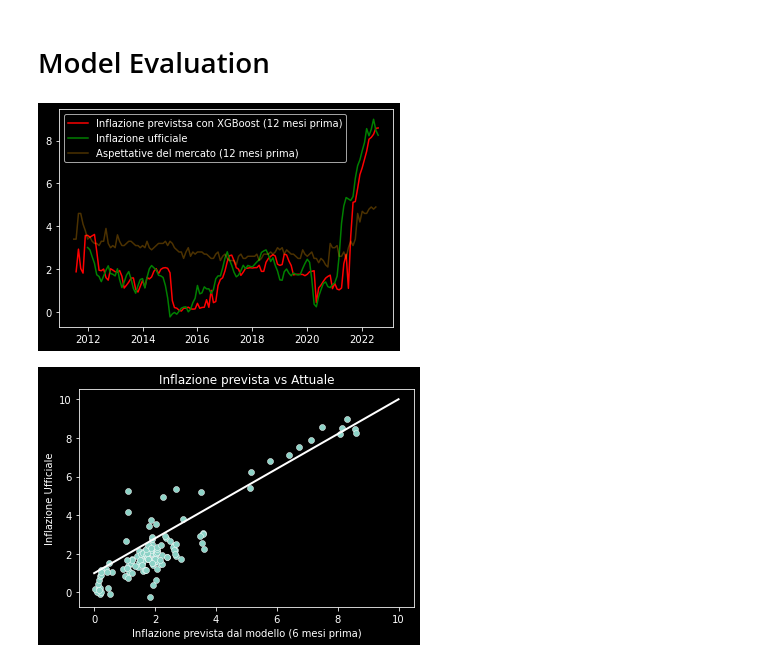
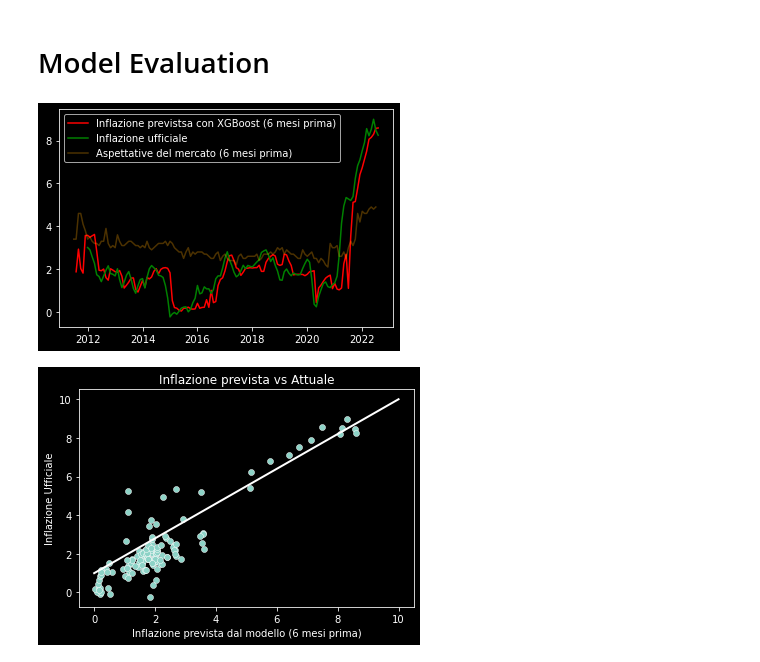
Before and after one commit to enexqnt/quantallocation, a Jupyter notebook: Inflation XGBoost.ipynb, the cells around one changed output. Cells and saved outputs as stored; diff of their text form; code cells hidden in the pictures.

```diff
--- a/Inflation XGBoost.ipynb
+++ b/Inflation XGBoost.ipynb
@@ -184,13 +184,13 @@ for i in range(roll+forecast_windows,len(df_test)):
     predicted.append(y_pred)
 # %%
 predicted_df=pd.DataFrame(predicted,index=df_test.iloc[forecast_windows+roll:].index)
-plt.plot(predicted_df,label='Inflazione previstsa con XGBoost (12 mesi prima)',color='red')
+plt.plot(predicted_df,label='Inflazione previstsa con XGBoost (6 mesi prima)',color='red')
 plt.plot(inflation['2012':],label='Inflazione ufficiale',color='green')
-plt.plot(expected['2011':].shift(forecast_windows),label='Aspettative del mercato (12 mesi prima)',alpha=0.3,color='orange')
+plt.plot(expected['2011':].shift(forecast_windows),label='Aspettative del mercato (6 mesi prima)',alpha=0.3,color='orange')
 plt.legend()
 plt.show()
 # %% [output]
-[figure, old version]
+[figure, new version]
 # %%
 df['CORESTICKM159SFRBATL']=inflation
 # %%
```
